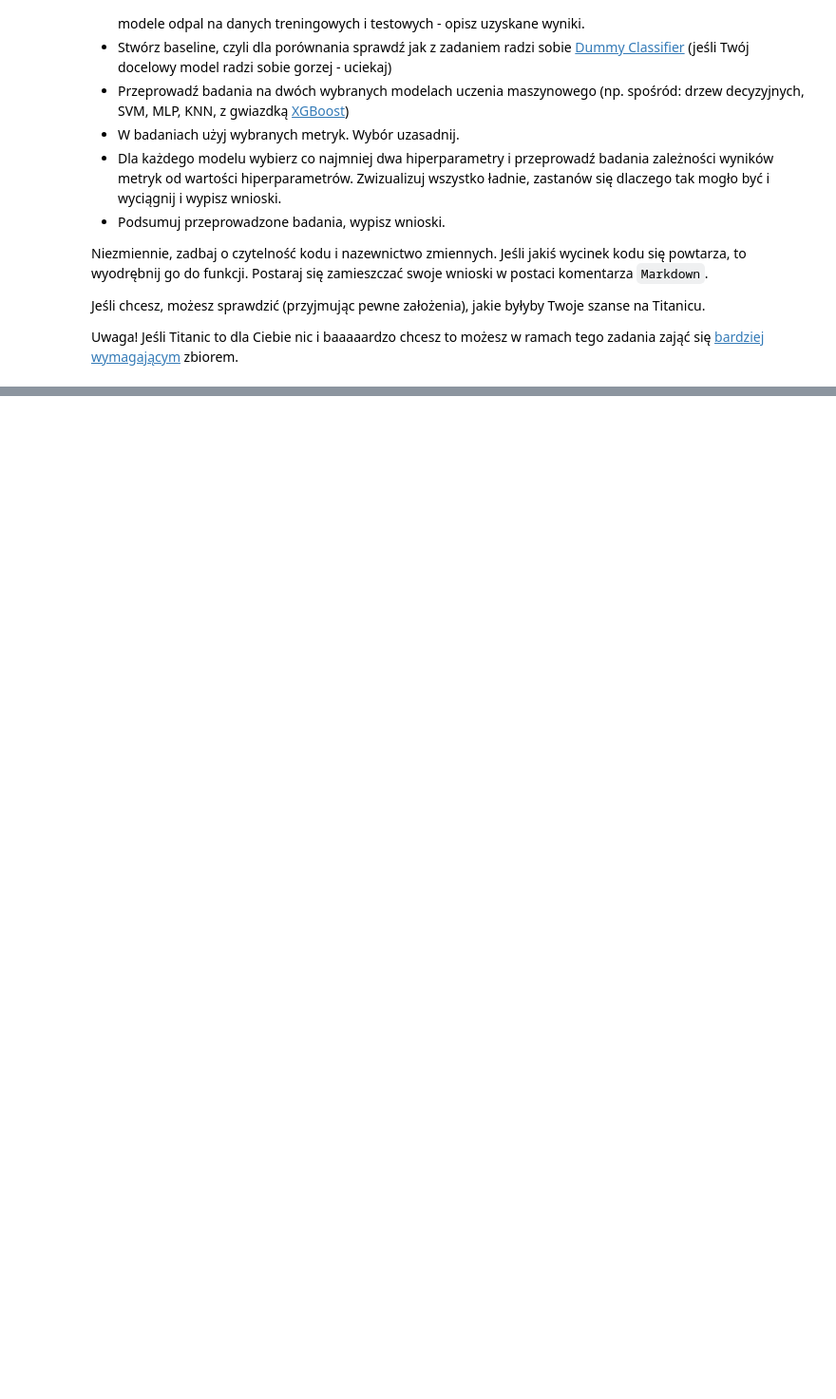
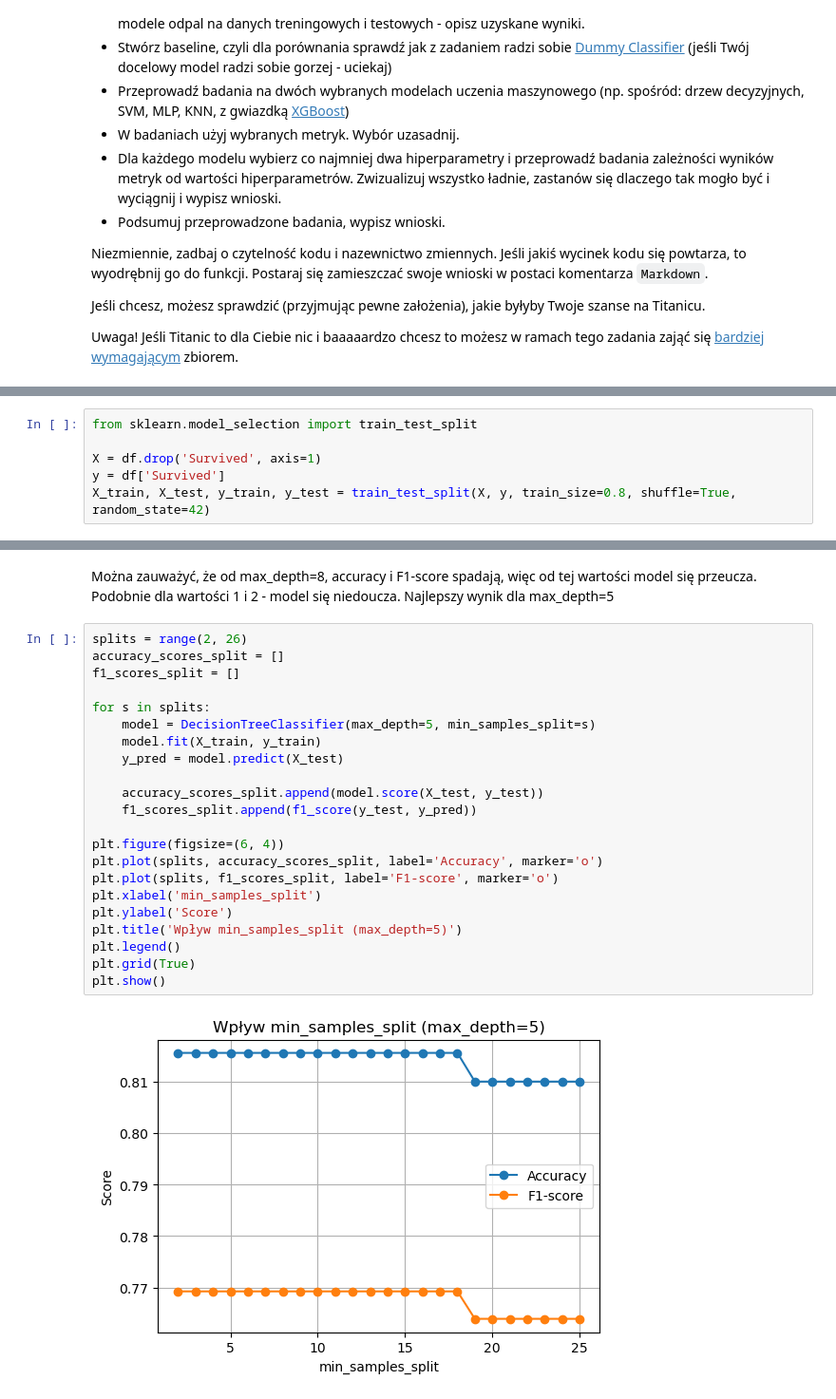
Before and after one commit to Solvro/ml-wakacyjne-wyzwanie-2025, a Jupyter notebook: 2_ml/ML_zadanie.ipynb, the cells around one changed output, grey strips where cells are left out. Shown at 95% size. Saved outputs shown, nothing was run; the diff lists cells and outputs as text; blank space fills up the shorter version.

```diff
--- a/2_ml/ML_zadanie.ipynb
+++ b/2_ml/ML_zadanie.ipynb
@@ -50,0 +74,6 @@ array([nan, 'C', 'E', 'G', 'D', 'A', 'B', 'F', 'T'], dtype=object)
+# %%
+from sklearn.model_selection import train_test_split
+
+X = df.drop('Survived', axis=1)
+y = df['Survived']
+X_train, X_test, y_train, y_test = train_test_split(X, y, train_size=0.8, shuffle=True, random_state=42)
@@ -50,0 +154,26 @@ array([nan, 'C', 'E', 'G', 'D', 'A', 'B', 'F', 'T'], dtype=object)
+# %% [markdown]
+Można zauważyć, że od max_depth=8, accuracy i F1-score spadają, więc od tej wartości model się przeucza. Podobnie dla wartości 1 i 2 - model się niedoucza. Najlepszy wynik dla max_depth=5
+# %%
+splits = range(2, 26)
+accuracy_scores_split = []
+f1_scores_split = []
+
+for s in splits:
+    model = DecisionTreeClassifier(max_depth=5, min_samples_split=s)
+    model.fit(X_train, y_train)
+    y_pred = model.predict(X_test)
+
+    accuracy_scores_split.append(model.score(X_test, y_test))
+    f1_scores_split.append(f1_score(y_test, y_pred))
+
+plt.figure(figsize=(6, 4))
+plt.plot(splits, accuracy_scores_split, label='Accuracy', marker='o')
+plt.plot(splits, f1_scores_split, label='F1-score', marker='o')
+plt.xlabel('min_samples_split')
+plt.ylabel('Score')
+plt.title('Wpływ min_samples_split (max_depth=5)')
+plt.legend()
+plt.grid(True)
+plt.show()
+# %% [output]
+[figure, added]
```
Also changed, not shown: parts of 25 cells of this notebook, 3 other files.
